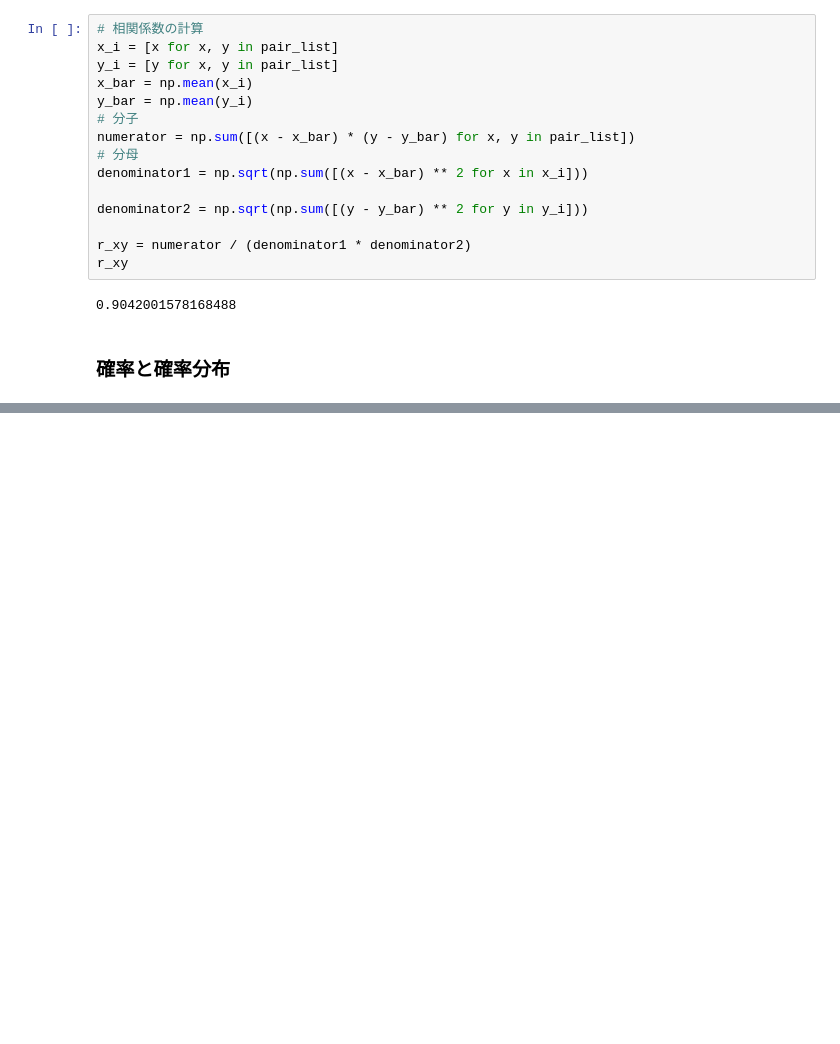
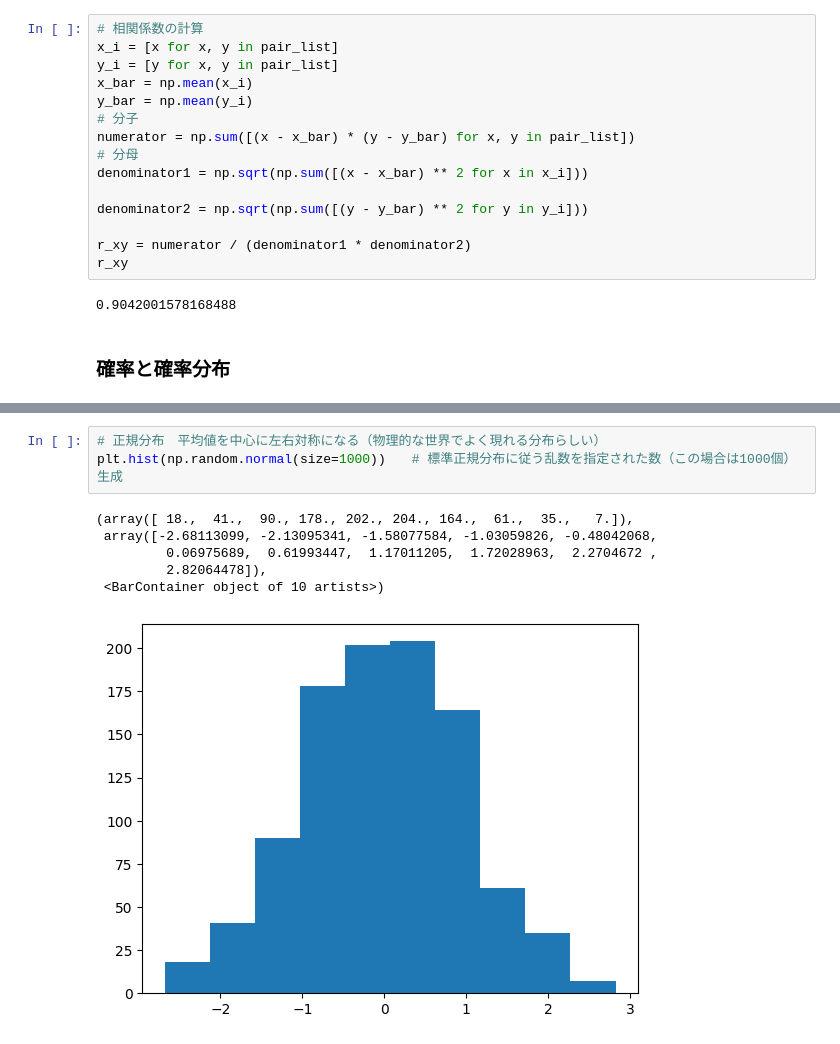
Before and after one commit to nasudadada/sandbox, a Jupyter notebook: python/math_bootcamp/probability_statistics.ipynb, the cells around one changed output, grey strips where cells are left out. Saved outputs shown, nothing was run; the diff lists cells and outputs as text; blank space fills up the shorter version.

```diff
--- a/python/math_bootcamp/probability_statistics.ipynb
+++ b/python/math_bootcamp/probability_statistics.ipynb
@@ -76,0 +130,10 @@ r_xy
+# %%
+# 正規分布　平均値を中心に左右対称になる（物理的な世界でよく現れる分布らしい）
+plt.hist(np.random.normal(size=1000))　　# 標準正規分布に従う乱数を指定された数（この場合は1000個）生成
+# %% [output]
+(array([ 18.,  41.,  90., 178., 202., 204., 164.,  61.,  35.,   7.]),
+ array([-2.68113099, -2.13095341, -1.58077584, -1.03059826, -0.48042068,
+         0.06975689,  0.61993447,  1.17011205,  1.72028963,  2.2704672 ,
+         2.82064478]),
+ <BarContainer object of 10 artists>)
+[figure, added]
```
Also changed, not shown: parts of 4 cells of this notebook.
